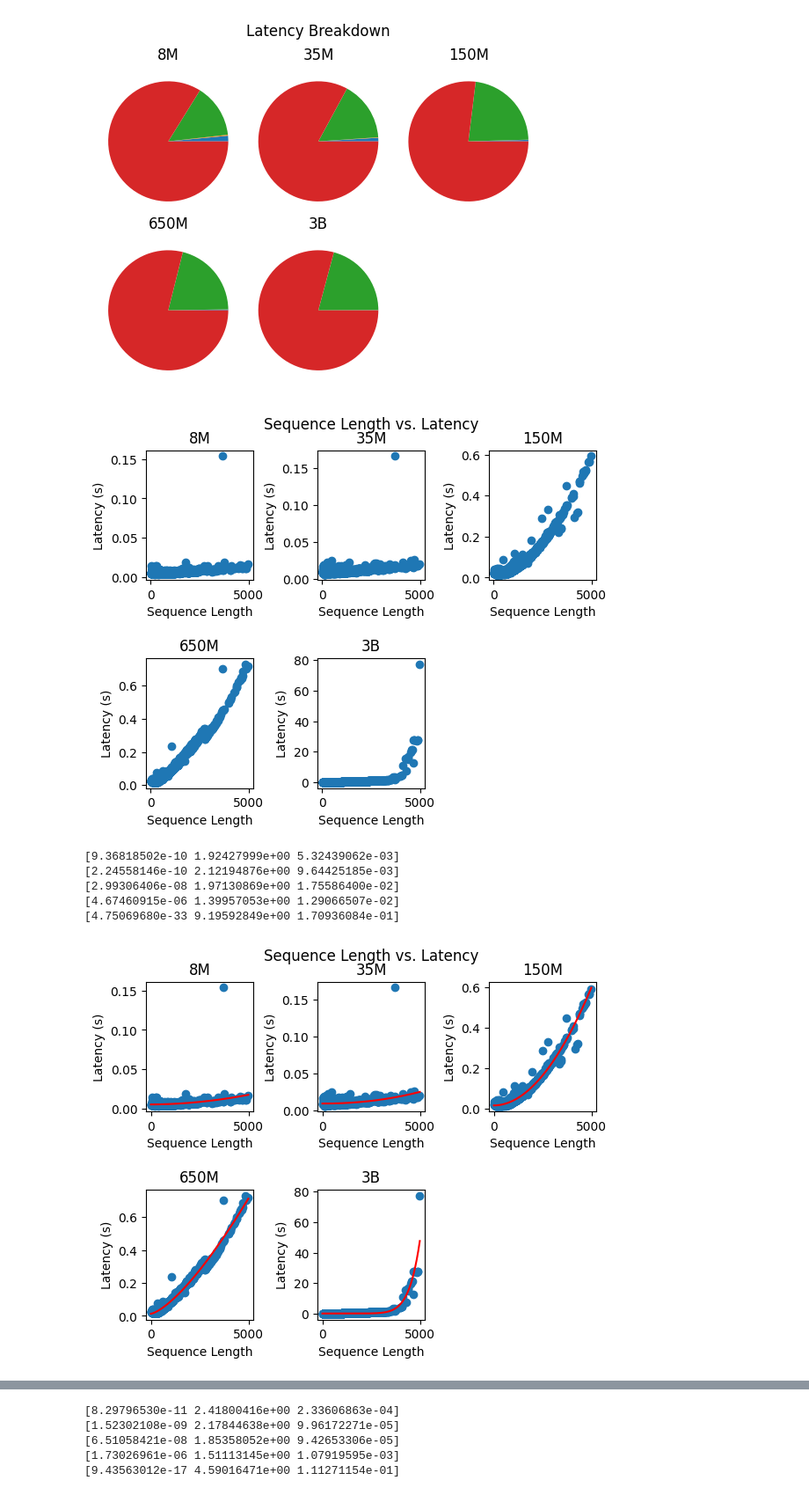
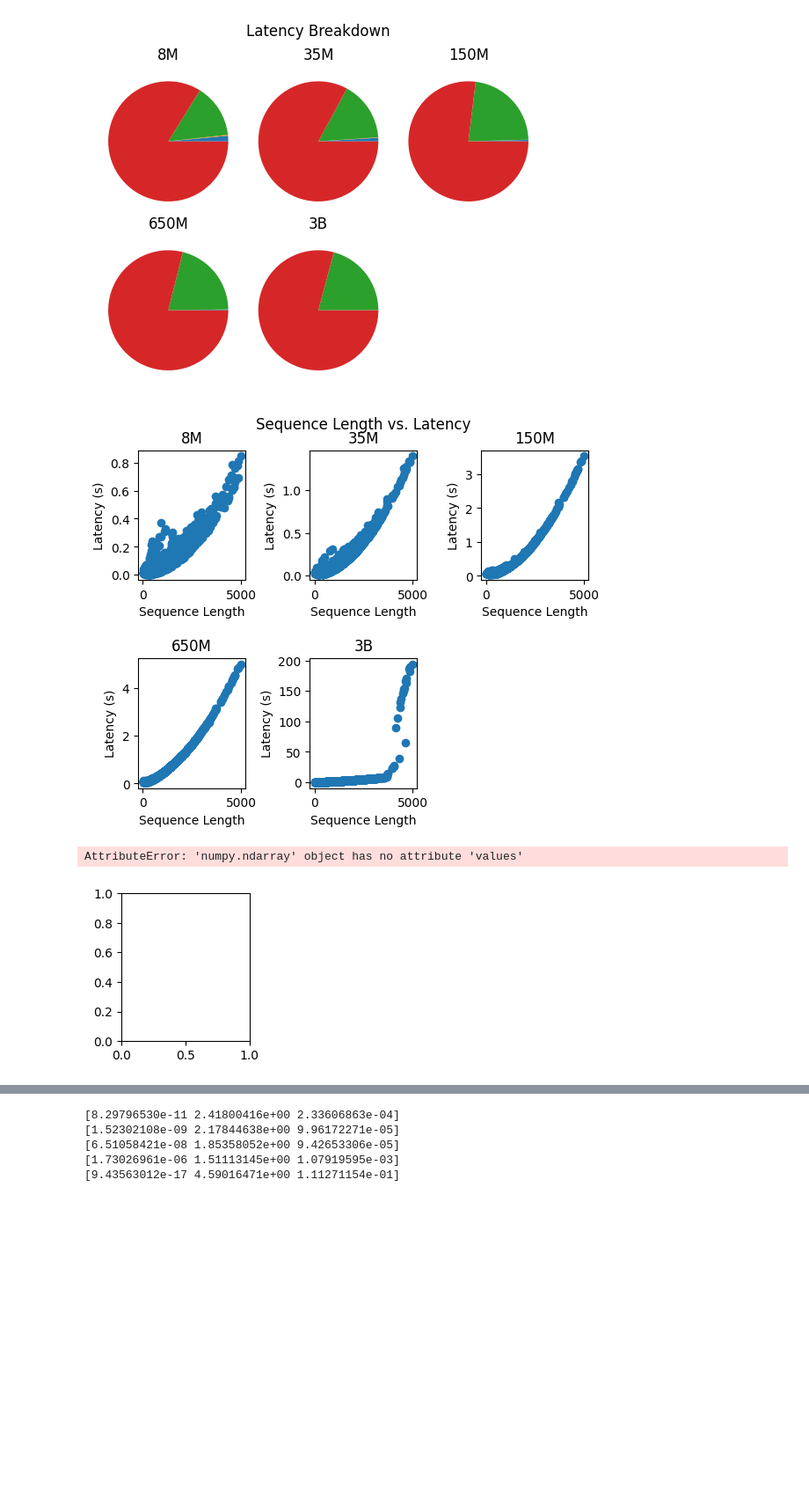
Before and after one commit to lgltan/ESM_Benchmark, a Jupyter notebook: plotter.ipynb, the cells around one changed output, grey strips where cells are left out. Shown at 88% size. Drawn from its saved outputs; the diff is of its cells as text; code cells hidden in the pictures; blank space fills up the shorter version.

```diff
--- a/plotter.ipynb
+++ b/plotter.ipynb
@@ -184,7 +187,7 @@ for i in range(0, len(MODELS)):
     X = seql[i]
     Y = flops[i]
     # Fit the curve
-    popt, pcov = curve_fit(linear, X, Y, bounds=(0, 100), maxfev=10000)
+    popt, pcov = curve_fit(linear, X, Y, bounds=(0, 100))
     print(popt)
     # Label the axes
     plt.xlabel('Sequence Length')
@@ -202,7 +210,7 @@ Error:
 Xs = [8e-3, 36e-3, 150e-3, 650e-3, 3]
 Ys = [0.03, 0.1339, 0.5922, 2.6033, 11.3542]
 
-popt, pcov = curve_fit(linear, Xs, Ys, bounds=(0, 100), maxfev=100000)
+popt, pcov = curve_fit(linear, Xs, Ys, bounds=(0, 100))
 print(popt)
 plt.plot(Xs, Ys)
 plt.xlabel("Parameter count")
@@ -252,7 +260,9 @@ plt.show()
 # Create a scatter plot\
 for i in range(0, len(MODELS)):
     plt.subplot(2, 3, i + 1)
-    plt.scatter(seql[i], latency_df[i][['model_process']] / 1e9)
+    _latency = np.reshape(gpu_util_df[i][['duration']].values, (-1))
+
+    plt.scatter(seql[i], _latency)
 
     # Label the axes
     plt.xlabel('Sequence Length')
@@ -269,45 +279,41 @@ plt.subplots_adjust(left=0.1,
                     hspace=0.6)
 plt.show()
 # %% [output]
-[figure, old version]
+[figure, new version]
 # %%
 def general_function(x, a, p, b):
     return a * x**p  + b
 # %%
 # Create a scatter plot\
 for i in range(0, len(MODELS)):
     plt.subplot(2, 3, i + 1)
     X = seql[i]
-    Y = latency_df[i][['model_process']] / 1000000000
+    Y = np.reshape(gpu_util_df[i][['duration']].values, (-1))
     # Fit the curve
-    popt, pcov = curve_fit(general_function, X, np.reshape(Y.values, (-1)), bounds=(0, 10), maxfev=100000)
+    popt, pcov = curve_fit(general_function, X, Y, bounds=(0, 10), maxfev=100000)
     print(popt)
 
     plt.scatter(X, Y)
     _x = [i for i in range(0, max(seql[i]))]
     plt.plot(_x, general_function(_x, *popt), 'r-')
 
     # Label the axes
     plt.xlabel('Sequence Length')
     plt.ylabel('Latency (s)')
     plt.title(MODELS[i].split('/')[1].split('_')[2])
 
 # Add a title
 plt.suptitle('Sequence Length vs. Latency')
 plt.subplots_adjust(left=0.1,
                     bottom=0.1,
                     right=0.9,
                     top=0.9,
                     wspace=0.6,
                     hspace=0.6)
 plt.show()
 # %% [output]
-[9.36818502e-10 1.92427999e+00 5.32439062e-03]
-[2.24558146e-10 2.12194876e+00 9.64425185e-03]
-[2.99306406e-08 1.97130869e+00 1.75586400e-02]
-[4.67460915e-06 1.39957053e+00 1.29066507e-02]
-[4.75069680e-33 9.19592849e+00 1.70936084e-01]
+AttributeError: 'numpy.ndarray' object has no attribute 'values'
-[figure, old version]
+[figure, new version]
 # %%
 Xs = [8e6, 36e6, 150e6, 650e6, 3e9]
 Ys = [1.9243, 2.1220, 1.9713, 1.3996, 9.1960]
```
Also changed, not shown: parts of 4 cells of this notebook.
